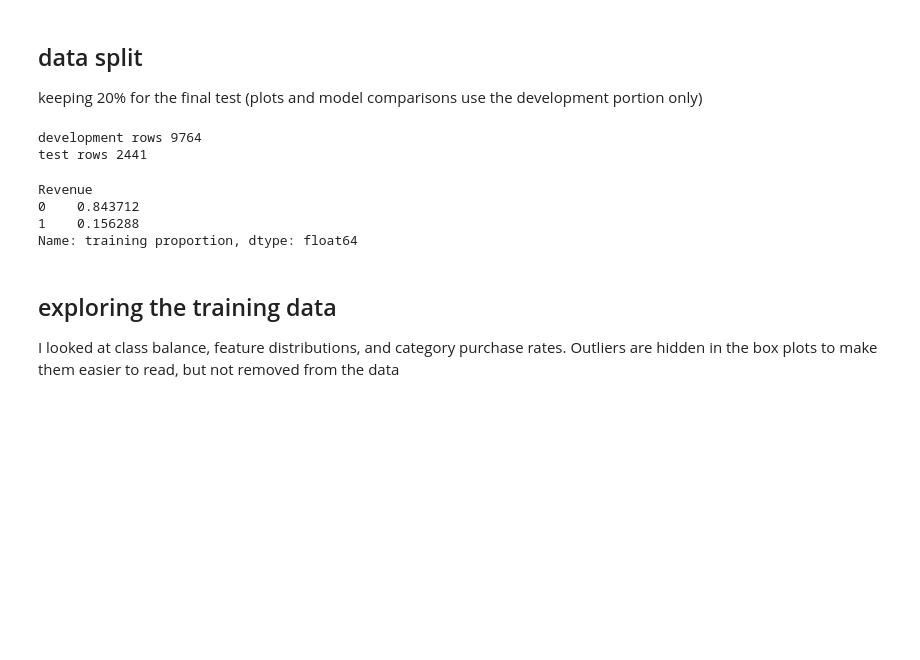
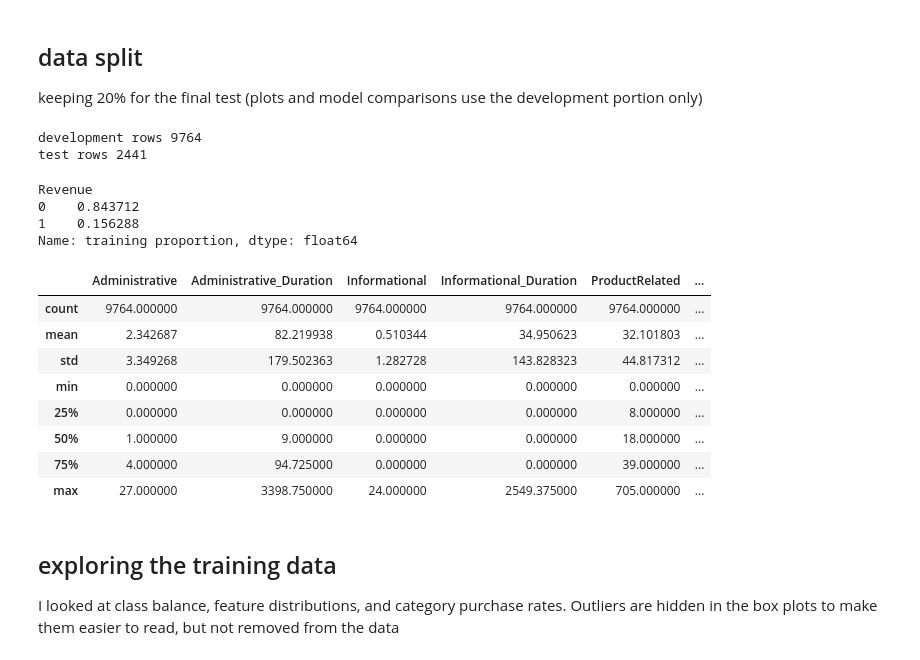
Before and after one commit to Arpan1078/OnlinePurchasePredictor, a Jupyter notebook: purchase_analysis.ipynb, the cells around one changed output. Drawn from its saved outputs; the diff is of its cells as text; code cells hidden in the pictures; blank space fills up the shorter version.

```diff
--- a/purchase_analysis.ipynb
+++ b/purchase_analysis.ipynb
@@ -58,9 +58,13 @@ Shape (12330, 18)
 
 I checked types, missing values, and duplicates before splitting the data. I removed duplicate rows so identical rows can't appear on both sides of the split (note: matching rows aren't necessarily bad records)
 # %%
+#checking dataset
+
+df.shape
 df.info()
-display(df.isna().sum().rename("missing"))
-display(df.describe(include="all").T)
+df.describe()
+df.isnull().sum()
+df["Revenue"].value_counts()
 
 expected = {"Administrative", "Administrative_Duration", "Informational",
             "Informational_Duration", "ProductRelated", "ProductRelated_Duration",
@@ -71,14 +75,23 @@ assert set(df.columns) == expected, "check dataset columns"
 
 for col in ["Revenue", "Weekend"]:
     values = df[col].astype(str).str.strip().str.lower()
-    values = values.map({"true": 1, "false": 0})
+    values = values.map({
+        "true": 1,
+        "false": 0,
+        "1": 1,
+        "0": 0
+    })
+
     assert values.notna().all(), f"check the values in {col}"
     df[col] = values.astype(int)
 
-duplicate_count = int(df.duplicated().sum())
-print("duplicate rows", duplicate_count)
-df = df.drop_duplicates().reset_index(drop=True)
-print("rows kept", len(df))
+print("before removing duplicates", df.shape)
+print("duplicate rows", df.duplicated().sum())
+duplicate_count = df.duplicated().sum()
+
+df = df.drop_duplicates()
+
+print("after removing duplicates", df.shape)
 # %% [output]
 <class 'pandas.DataFrame'>
 RangeIndex: 12330 entries, 0 to 12329
@@ -142,32 +117,42 @@ keeping 20% for the final test (plots and model comparisons use the development
 # %%
 from sklearn.model_selection import StratifiedKFold, cross_validate, train_test_split
 
 X = df.drop(columns="Revenue")
 y = df["Revenue"]
 X_train, X_test, y_train, y_test = train_test_split(
     X, y, test_size=0.2, stratify=y, random_state=SEED
 )
-train = X_train.copy()
-train["Revenue"] = y_train
+train_df = X_train.copy()
+train_df["Revenue"] = y_train
+
 
 print("development rows", len(X_train))
 print("test rows", len(X_test))
 
 display(y_train.value_counts(normalize=True).rename("training proportion"))
 
 checks = pd.DataFrame({
     "raw_rows": [raw_rows], "duplicates_removed": [duplicate_count],
-    "retained_rows": [len(df)], "development_rows": [len(X_train)], "test_rows": [len(X_test)], "development_pre-purchase_proportion": [y_train.mean()]})
+    "retained_rows": [len(df)], "development_rows": [len(X_train)], "test_rows": [len(X_test)], "development_purchase_rate": [y_train.mean()]})
 
-checks.to_csv(RESULTS / "data_checks.csv", index=False)
-train.describe().to_csv(RESULTS / "training_summary.csv")
+checks.to_csv(results_dir / "data_checks.csv", index=False)
+train_df.describe()
 # %% [output]
 development rows 9764
 test rows 2441
 Revenue
 0    0.843712
 1    0.156288
 Name: training proportion, dtype: float64
+|  | Administrative | Administrative_Duration | Informational | Informational_Duration | ProductRelated | ... |
+| count | 9764.000000 | 9764.000000 | 9764.000000 | 9764.000000 | 9764.000000 | ... |
+| mean | 2.342687 | 82.219938 | 0.510344 | 34.950623 | 32.101803 | ... |
+| std | 3.349268 | 179.502363 | 1.282728 | 143.828323 | 44.817312 | ... |
+| min | 0.000000 | 0.000000 | 0.000000 | 0.000000 | 0.000000 | ... |
+| 25% | 0.000000 | 0.000000 | 0.000000 | 0.000000 | 8.000000 | ... |
+| 50% | 1.000000 | 9.000000 | 0.000000 | 0.000000 | 18.000000 | ... |
+| 75% | 4.000000 | 94.725000 | 0.000000 | 0.000000 | 39.000000 | ... |
+| max | 27.000000 | 3398.750000 | 24.000000 | 2549.375000 | 705.000000 | ... |
 # %% [markdown]
 ## exploring the training data
 
```
Also changed, not shown: parts of 6 cells of this notebook, 7 other files.
